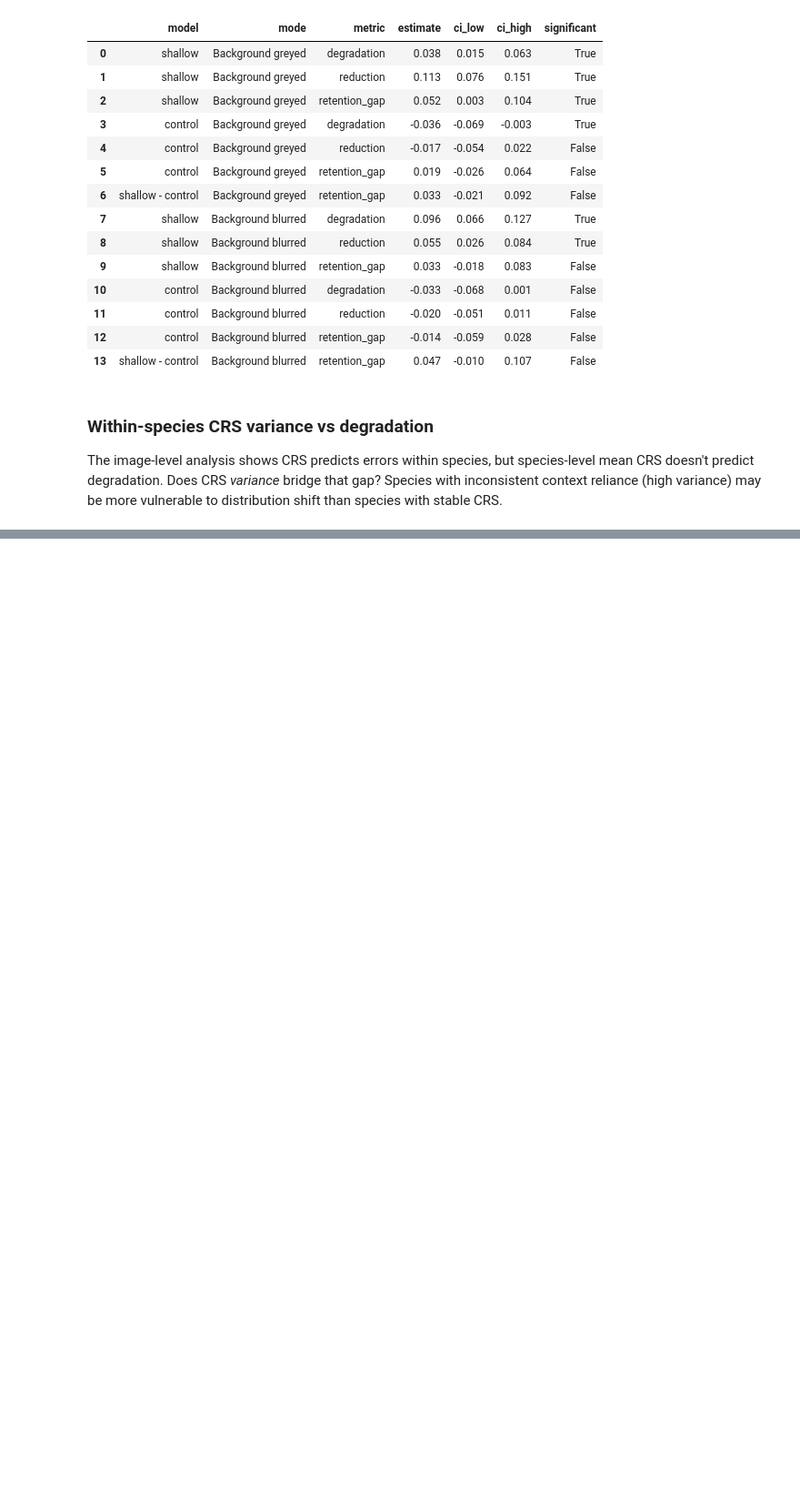
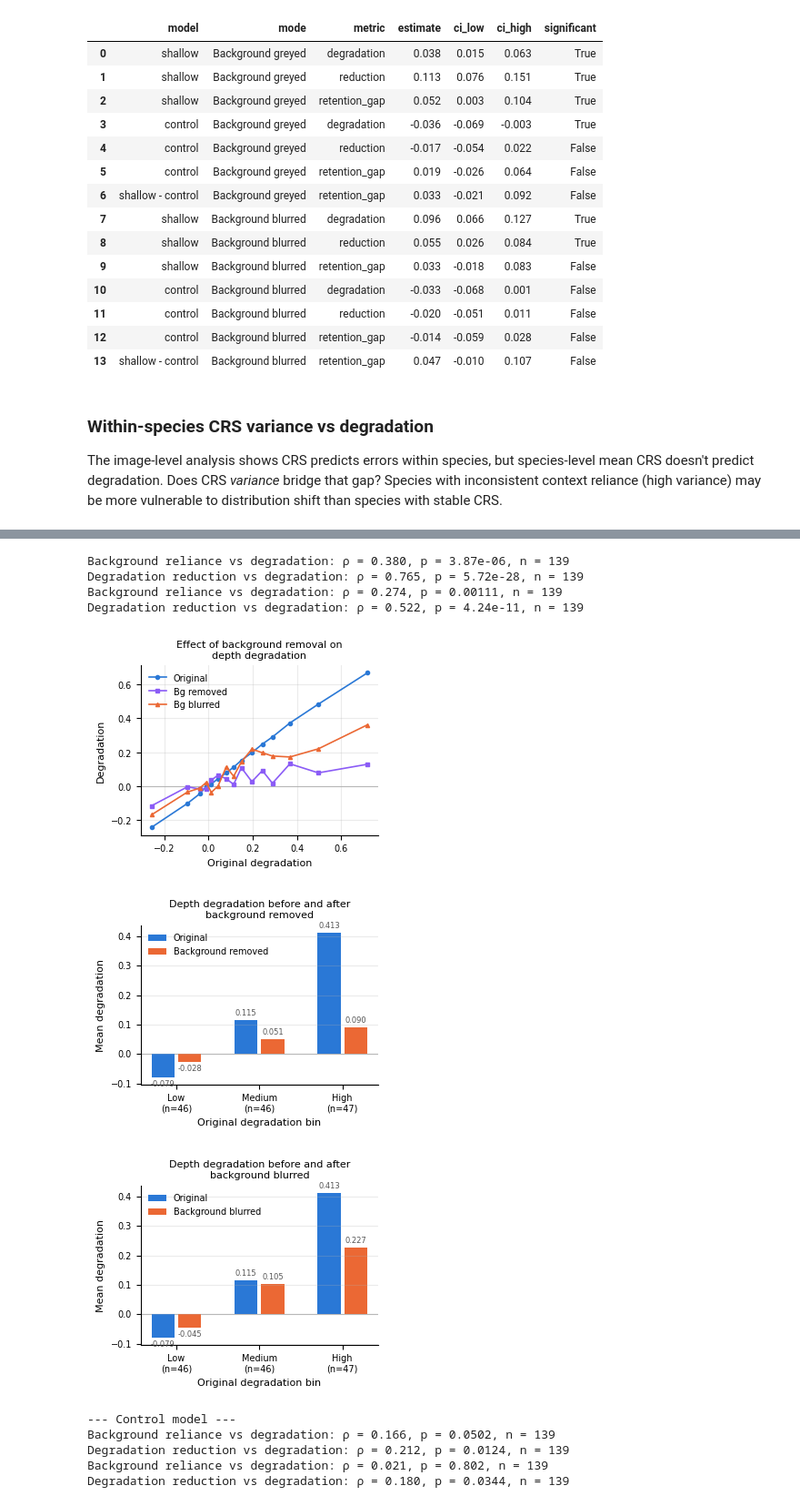
Before and after one commit to kay-asp/cv-project, a Jupyter notebook: analysis.ipynb, the cells around one changed output, grey strips where cells are left out. Shown at 91% size. Drawn from its saved outputs; the diff is of its cells as text; code cells hidden in the pictures; blank space fills up the shorter version.

```diff
--- a/analysis.ipynb
+++ b/analysis.ipynb
@@ -202,0 +259,74 @@ CRS mean vs degradation: rho = -0.047, p = 0.582, n = 139 species
+# %%
+importlib.reload(extensions)
+importlib.reload(analysis)
+
+
+# Shallow model — per-species degradation before and after interventions
+ctx_df_grey, _ = extensions.degradation_context_analysis(
+    int_preds, degradation, species=qualifying, model='shallow', mode='grey_bg')
+ctx_df_blur, _ = extensions.degradation_context_analysis(
+    int_preds, degradation, species=qualifying, model='shallow', mode='blur_bg')
+
+
+# Continuous line plot — shallow model
+extensions.plot_degradation_before_after(
+    ctx_df_grey, df_blur=ctx_df_blur,
+    save_path='results/degradation_before_after.png')
+
+# Binned bar charts
+extensions.plot_degradation_bar(
+    ctx_df_grey, mode_label='background removed',
+    save_path='results/degradation_bar_grey.png')
+
+extensions.plot_degradation_bar(
+    ctx_df_blur, mode_label='background blurred',
+    save_path='results/degradation_bar_blur.png')
+
+# --- Control model (negative control for regression to the mean) ---
+print('\n--- Control model ---')
+ctrl_df_grey, _ = extensions.degradation_context_analysis(
+    int_preds, degradation, species=qualifying, model='control', mode='grey_bg')
+ctrl_df_blur, _ = extensions.degradation_context_analysis(
+    int_preds, degradation, species=qualifying, model='control', mode='blur_bg')
+
+extensions.plot_degradation_before_after(
+    ctrl_df_grey, df_blur=ctrl_df_blur,
+    save_path='results/degradation_before_after_control.png')
+
+extensions.plot_degradation_bar(
+    ctrl_df_grey, mode_label='background removed',
+    save_path='results/degradation_bar_grey_control.png')
+
+# Accuracy vs depth
+
+analysis.plot_accuracy_vs_depth(
+    predictions, depth_df,
+    depth_threshold=config.DEPTH_SHALLOW_MAX,
+    int_preds=int_preds, int_modes=['grey_bg', 'blur_bg'],
+    save_path='results/accuracy_vs_depth_bgintervention.png')
+
+# Species-weighted accuracy vs depth — every species counts equally
+
+# Filter to qualifying species for fair species-weighted comparison
+qual_preds = predictions[predictions['species'].isin(qualifying)]
+qual_int = int_preds[int_preds['species'].isin(qualifying)]
+
+analysis.plot_accuracy_vs_depth(
+    qual_preds, depth_df,
+    depth_threshold=config.DEPTH_SHALLOW_MAX,
+    int_preds=qual_int, int_modes=['grey_bg', 'blur_bg'],
+    species_weighted=True,
+    save_path='results/accuracy_vs_depth_species_weighted.png')
+# %% [output]
+Background reliance vs degradation: ρ = 0.380, p = 3.87e-06, n = 139
+Degradation reduction vs degradation: ρ = 0.765, p = 5.72e-28, n = 139
+Background reliance vs degradation: ρ = 0.274, p = 0.00111, n = 139
+Degradation reduction vs degradation: ρ = 0.522, p = 4.24e-11, n = 139
+[figure, added]
+[figure, added]
+[figure, added]
+--- Control model ---
+Background reliance vs degradation: ρ = 0.166, p = 0.0502, n = 139
+Degradation reduction vs degradation: ρ = 0.212, p = 0.0124, n = 139
+Background reliance vs degradation: ρ = 0.021, p = 0.802, n = 139
+Degradation reduction vs degradation: ρ = 0.180, p = 0.0344, n = 139
```
Also changed, not shown: parts of 9 cells of this notebook, 17 other files.
